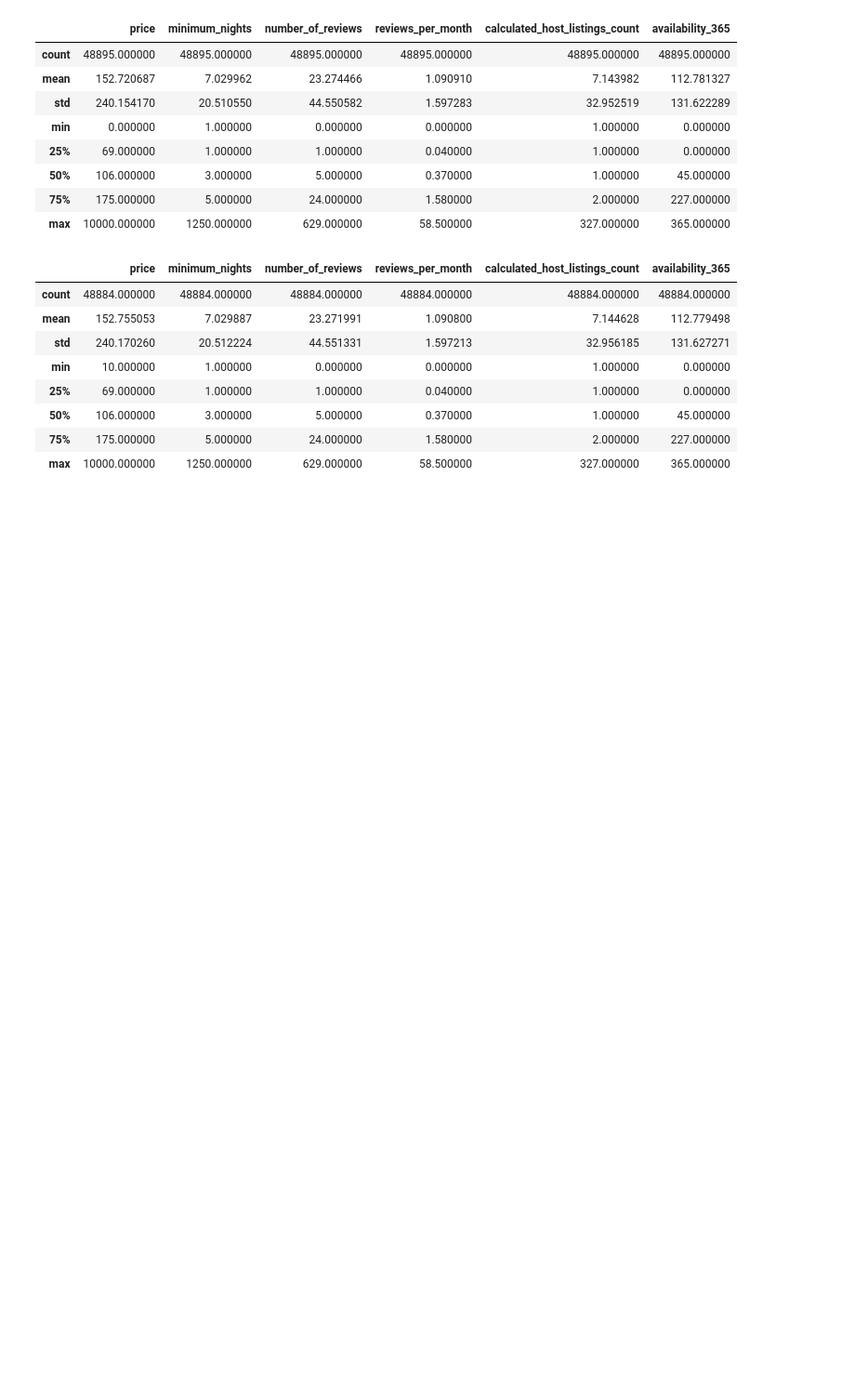
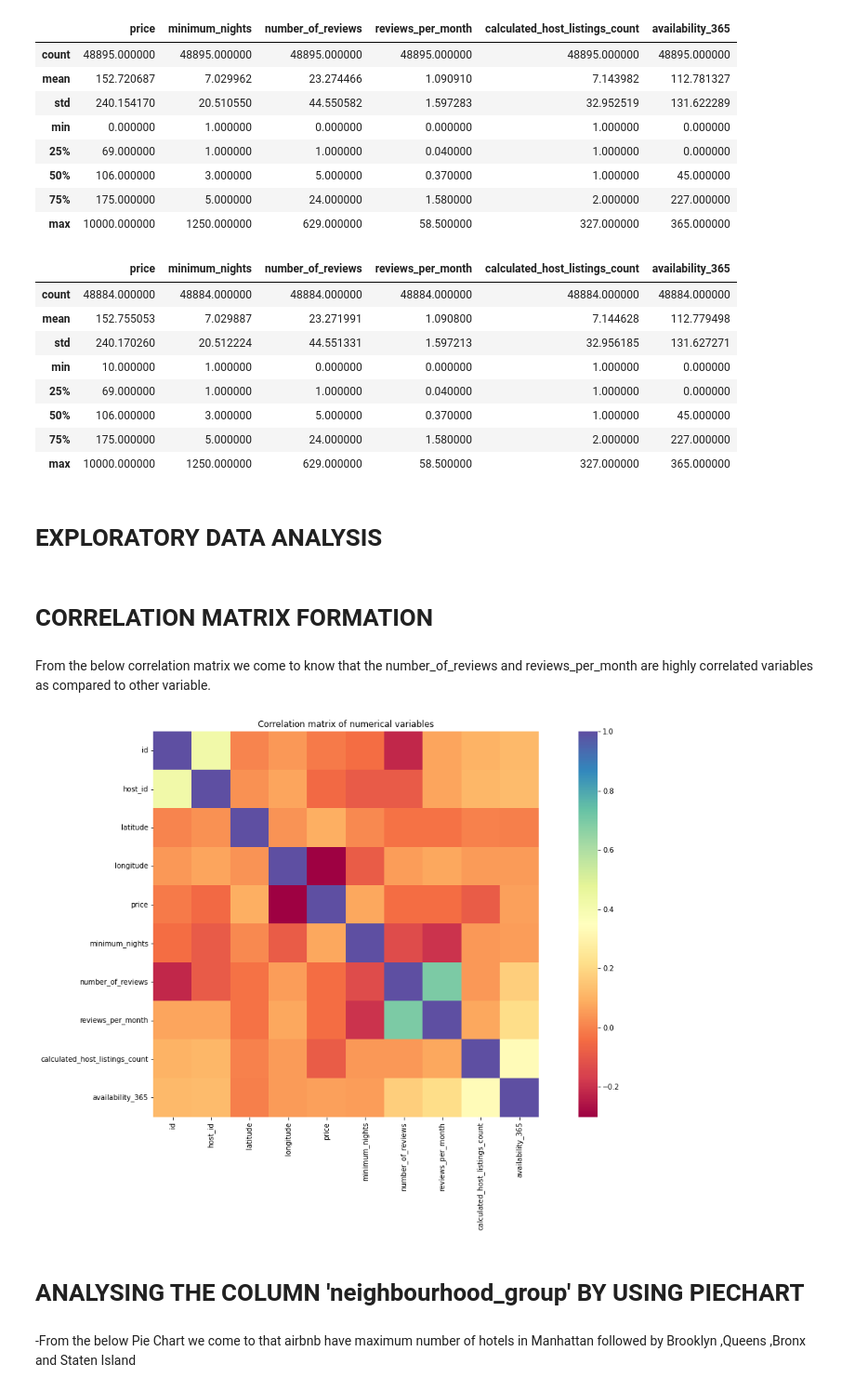
Before and after one commit to ChetanJadhav2341/Airbnb-Bookings-Analysis-EDA, a Jupyter notebook: Airbnb_Bookings_Analysis_Capstone_Project.ipynb, the cells around one changed output. Shown at 93% size. Drawn from its saved outputs; the diff is of its cells as text; code cells hidden in the pictures; blank space fills up the shorter version.

```diff
--- a/Airbnb_Bookings_Analysis_Capstone_Project.ipynb
+++ b/Airbnb_Bookings_Analysis_Capstone_Project.ipynb
@@ -203,3 +203,22 @@ df[relevent].describe()
 | 50% | 106.000000 | 3.000000 | 5.000000 | 0.370000 | 1.000000 | 45.000000 |
 | 75% | 175.000000 | 5.000000 | 24.000000 | 1.580000 | 2.000000 | 227.000000 |
 | max | 10000.000000 | 1250.000000 | 629.000000 | 58.500000 | 327.000000 | 365.000000 |
+# %% [markdown]
+# **EXPLORATORY DATA ANALYSIS**
+# %% [markdown]
+# **CORRELATION MATRIX FORMATION**
+# %% [markdown]
+From the below correlation matrix we come to know that the number_of_reviews and reviews_per_month are highly correlated
+variables as compared to other variable.
+# %%
+plt.figure(figsize=(20,10))
+sns.heatmap(df.corr(method='kendall'),cmap='Spectral', square=True)
+plt.title('Correlation matrix of numerical variables')
+plt.ioff()
+# %% [output]
+[figure, added]
+# %% [markdown]
+# **ANALYSING THE COLUMN 'neighbourhood_group' BY USING PIECHART**
+# %% [markdown]
+-From the below Pie Chart we come to that airbnb have maximum number of hotels in Manhattan followed by Brooklyn ,Queens
+,Bronx and Staten Island
```
Also changed, not shown: parts of 49 cells of this notebook.
